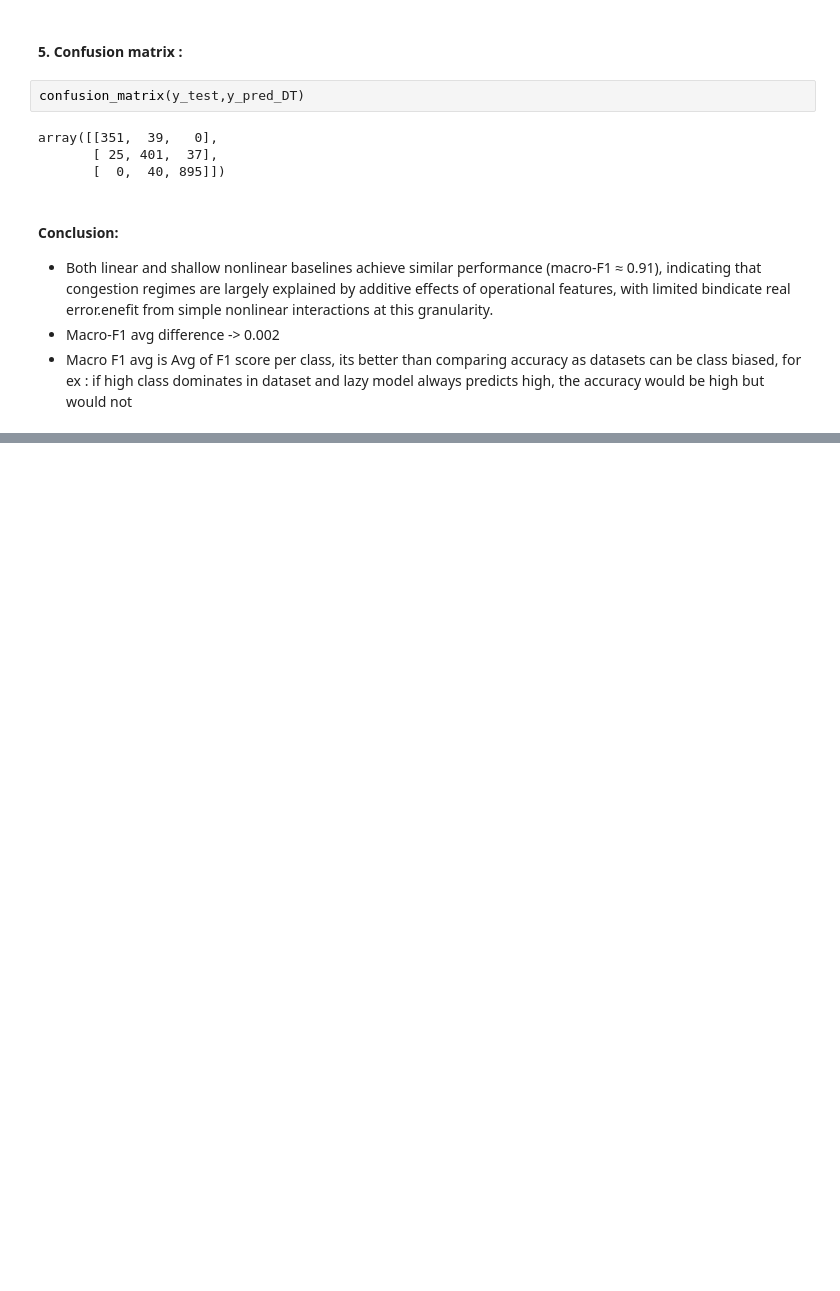
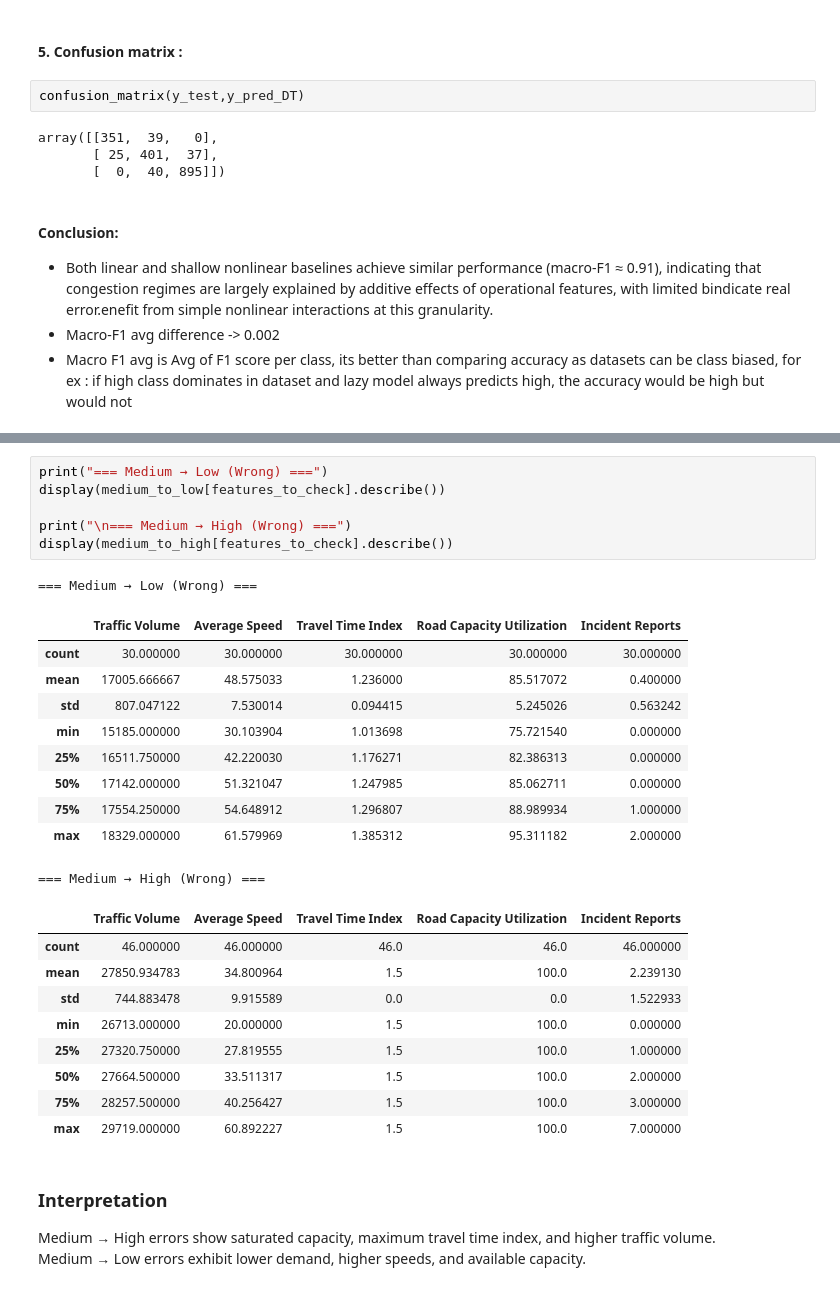
Before and after one commit to Rushikesh-101/Traffic-Flow-Prediction-ML, a Jupyter notebook: Traffic-Predictions-Analysis.ipynb, the cells around one changed output, grey strips where cells are left out. Saved outputs shown, nothing was run; the diff lists cells and outputs as text; blank space fills up the shorter version.

```diff
--- a/Traffic-Predictions-Analysis.ipynb
+++ b/Traffic-Predictions-Analysis.ipynb
@@ -714,0 +823,31 @@ array([[351,  39,   0],
+# %%
+print("=== Medium → Low (Wrong) ===")
+display(medium_to_low[features_to_check].describe())
+
+print("\n=== Medium → High (Wrong) ===")
+display(medium_to_high[features_to_check].describe())
+# %% [output]
+=== Medium → Low (Wrong) ===
+|  | Traffic Volume | Average Speed | Travel Time Index | Road Capacity Utilization | Incident Reports |
+| count | 30.000000 | 30.000000 | 30.000000 | 30.000000 | 30.000000 |
+| mean | 17005.666667 | 48.575033 | 1.236000 | 85.517072 | 0.400000 |
+| std | 807.047122 | 7.530014 | 0.094415 | 5.245026 | 0.563242 |
+| min | 15185.000000 | 30.103904 | 1.013698 | 75.721540 | 0.000000 |
+| 25% | 16511.750000 | 42.220030 | 1.176271 | 82.386313 | 0.000000 |
+| 50% | 17142.000000 | 51.321047 | 1.247985 | 85.062711 | 0.000000 |
+| 75% | 17554.250000 | 54.648912 | 1.296807 | 88.989934 | 1.000000 |
+| max | 18329.000000 | 61.579969 | 1.385312 | 95.311182 | 2.000000 |
+=== Medium → High (Wrong) ===
+|  | Traffic Volume | Average Speed | Travel Time Index | Road Capacity Utilization | Incident Reports |
+| count | 46.000000 | 46.000000 | 46.0 | 46.0 | 46.000000 |
+| mean | 27850.934783 | 34.800964 | 1.5 | 100.0 | 2.239130 |
+| std | 744.883478 | 9.915589 | 0.0 | 0.0 | 1.522933 |
+| min | 26713.000000 | 20.000000 | 1.5 | 100.0 | 0.000000 |
+| 25% | 27320.750000 | 27.819555 | 1.5 | 100.0 | 1.000000 |
+| 50% | 27664.500000 | 33.511317 | 1.5 | 100.0 | 2.000000 |
+| 75% | 28257.500000 | 40.256427 | 1.5 | 100.0 | 3.000000 |
+| max | 29719.000000 | 60.892227 | 1.5 | 100.0 | 7.000000 |
+# %% [markdown]
+### Interpretation
+Medium → High errors show saturated capacity, maximum travel time index, and higher traffic volume.
+Medium → Low errors exhibit lower demand, higher speeds, and available capacity.
```
Also changed, not shown: parts of 18 cells of this notebook.
